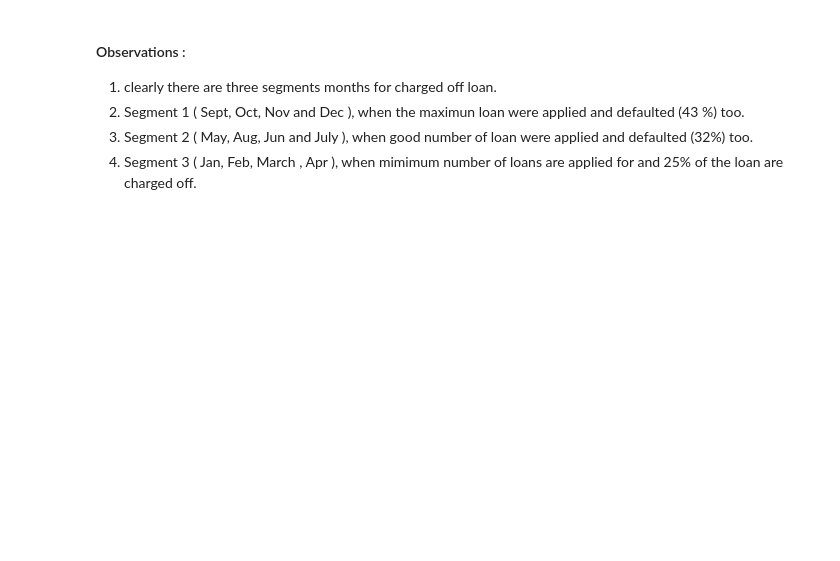
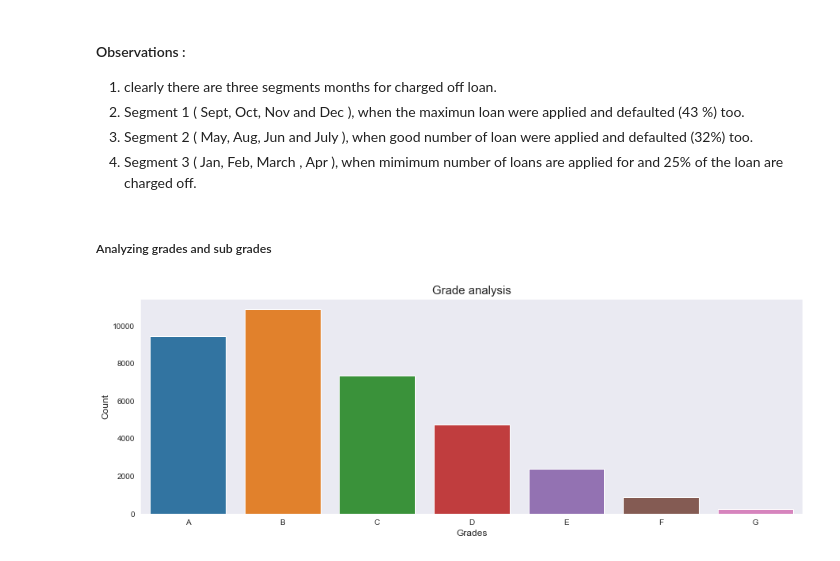
Before and after one commit to sandipanp/lending_club_case_study, a Jupyter notebook: ML_C43_Sandipan_Pramanik.ipynb, the cells around one changed output. Drawn from its saved outputs; the diff is of its cells as text; code cells hidden in the pictures; blank space fills up the shorter version.

```diff
--- a/ML_C43_Sandipan_Pramanik.ipynb
+++ b/ML_C43_Sandipan_Pramanik.ipynb
@@ -691,3 +711,15 @@ Name: loan_issue_month, dtype: float64
 2. Segment 1 ( Sept, Oct, Nov and Dec ), when the maximun loan were applied and defaulted (43 %) too.
 3. Segment 2 ( May, Aug, Jun and July ), when good number of loan were applied and defaulted (32%) too.
 4. Segment 3 ( Jan, Feb, March , Apr ), when mimimum number of loans are applied for and 25% of the loan are charged off.
+# %% [markdown]
+##### Analyzing grades and sub grades
+# %%
+plt.figure(figsize=[15,5])
+#loan.grade.value_counts().plot.bar()
+sns.countplot(x ='grade', data=loan, order = ['A', 'B', 'C', 'D', 'E', 'F', 'G'])
+plt.title("Grade analysis", fontsize=15)
+plt.xlabel("Grades",fontsize=12)
+plt.ylabel("Count",fontsize=12)
+plt.show()
+# %% [output]
+[figure, added]
```
Also changed, not shown: parts of 43 cells of this notebook.
